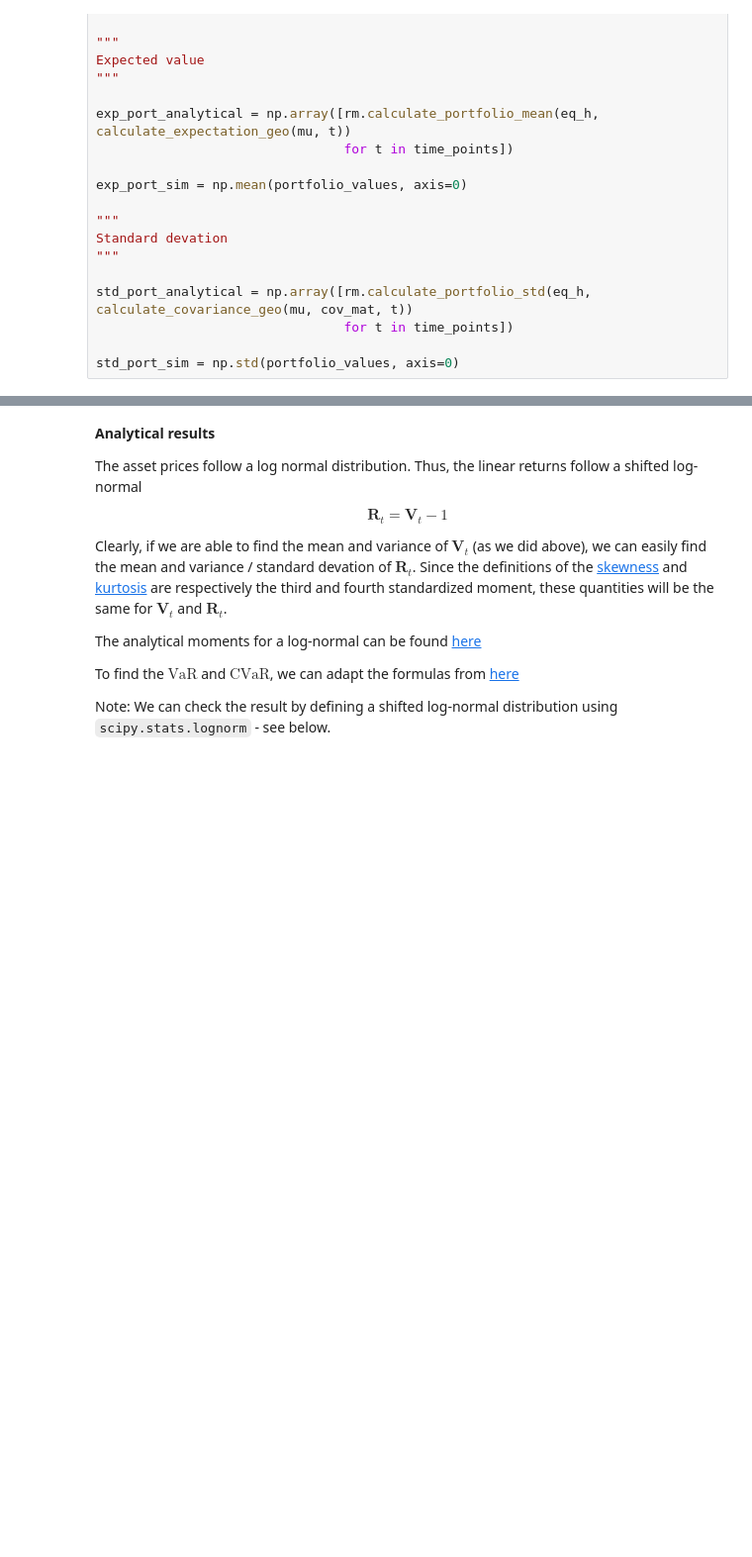
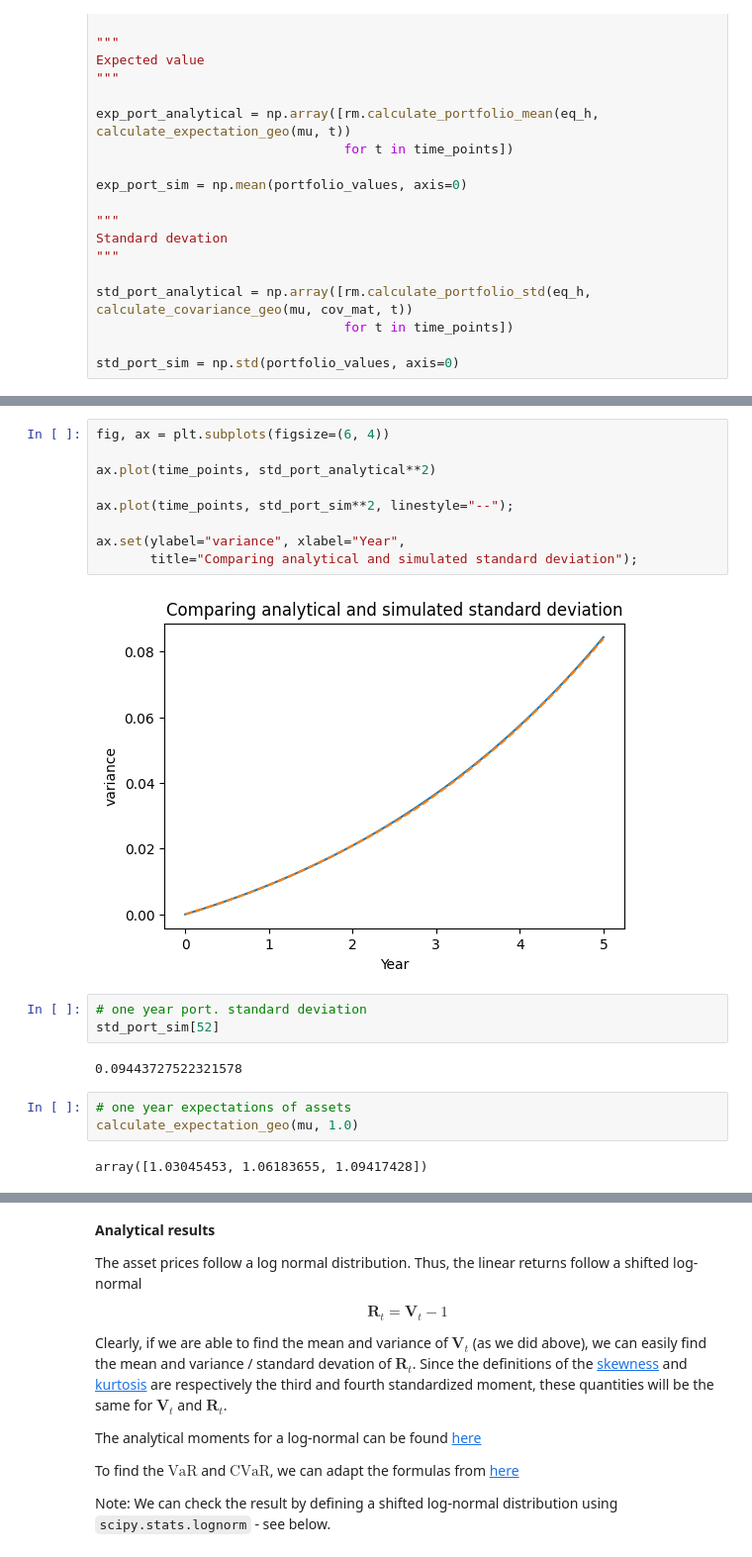
Before and after one commit to staxmetrics/python_for_the_financial_economist, a Jupyter notebook: exam/retake_exam_2023/solution_retake_exam_2023.ipynb, the cells around one changed output, grey strips where cells are left out. Shown at 99% size. Cells and saved outputs as stored; diff of their text form; blank space fills up the shorter version.

```diff
--- a/exam/retake_exam_2023/solution_retake_exam_2023.ipynb
+++ b/exam/retake_exam_2023/solution_retake_exam_2023.ipynb
@@ -285,0 +307,21 @@ ax.set(ylabel="Standard deviation", xlabel="Year",
+# %%
+fig, ax = plt.subplots(figsize=(6, 4))
+
+ax.plot(time_points, std_port_analytical**2)
+
+ax.plot(time_points, std_port_sim**2, linestyle="--");
+
+ax.set(ylabel="variance", xlabel="Year",
+       title="Comparing analytical and simulated standard deviation");
+# %% [output]
+[figure, added]
+# %%
+# one year port. standard deviation
+std_port_sim[52]
+# %% [output]
+0.09443727522321578
+# %%
+# one year expectations of assets
+calculate_expectation_geo(mu, 1.0)
+# %% [output]
+array([1.03045453, 1.06183655, 1.09417428])
```
Also changed, not shown: parts of 69 cells of this notebook.
